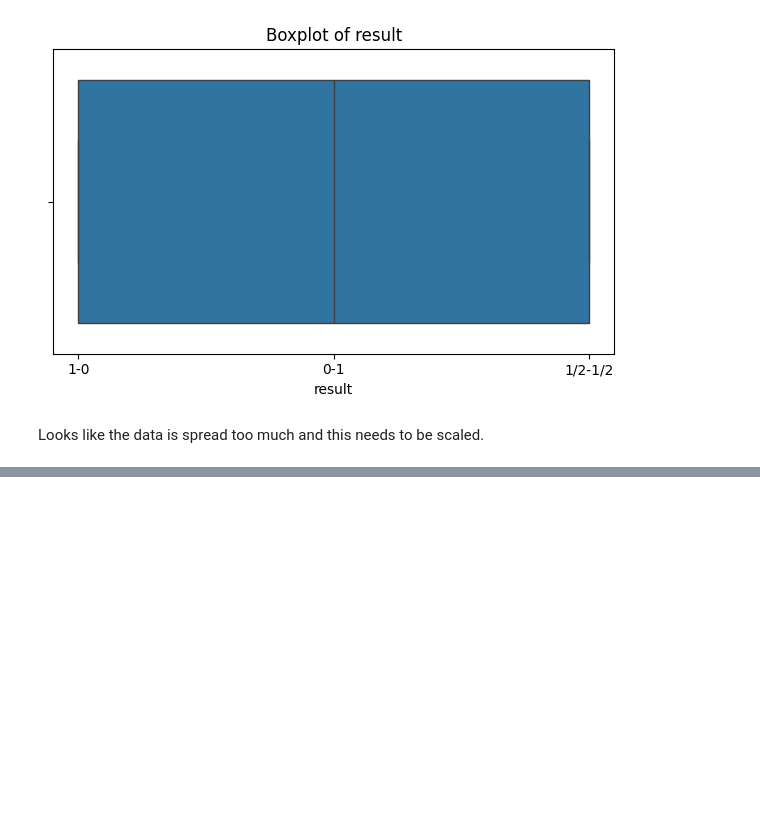
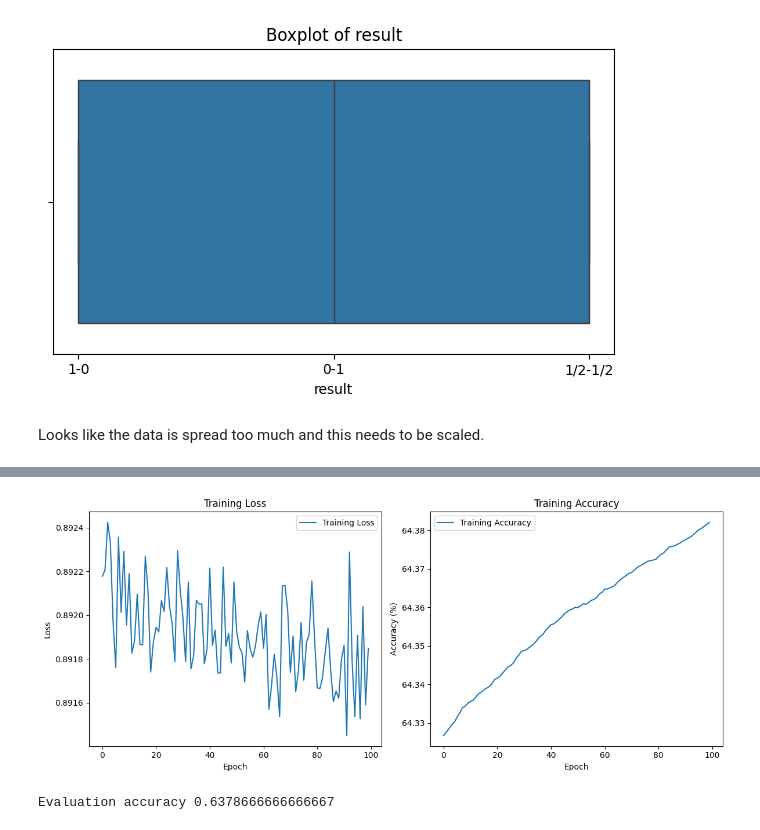
Before and after one commit to Eagle-Assassin/Deep-Learning, a Jupyter notebook: assignment.ipynb, the cells around one changed output, grey strips where cells are left out. Cells and saved outputs as stored; diff of their text form; code cells hidden in the pictures; blank space fills up the shorter version.

```diff
--- a/assignment.ipynb
+++ b/assignment.ipynb
@@ -219,7 +219,7 @@ class MyNN(nn.Module):
         return x
 # %%
 #Define the Learning rate and Epochs
-learning_rate=0.2
+learning_rate=0.05
 epochs = 100
 # %%
 
@@ -233,6 +233,8 @@ criterion= nn.CrossEntropyLoss()
 optimizer = optim.SGD(model.parameters(),lr=learning_rate,weight_decay=1e-4)
 # %%
 # training loop
+train_losses = []
+train_accuracies = []
 
 for epoch in range(epochs):
     total_epoch_loss=0
@@ -257,6 +259,13 @@ for epoch in range(epochs):
 
         total_epoch_loss= total_epoch_loss+loss.item()
 
+        _, predicted = torch.max(outputs.data, 1)
+        total += batch_labels.size(0)
+        correct += (predicted == batch_labels).sum().item()
+    # Calculate average loss and accuracy for the epoch
     avg_loss=total_epoch_loss/len(train_loader)
+    epoch_accuracy = 100 * correct / total
+    train_losses.append(avg_loss)
+    train_accuracies.append(epoch_accuracy)
     print(f'Epoch {epoch +1 }, Loss: {avg_loss}')
 # %% [output]
@@ -279,0 +289,43 @@ Epoch 100, Loss: 0.8933191610458202
+# %%
+# Plot
+plt.figure(figsize=(12, 5))
+
+plt.subplot(1, 2, 1)
+plt.plot(train_losses, label='Training Loss')
+plt.xlabel('Epoch')
+plt.ylabel('Loss')
+plt.title('Training Loss')
+plt.legend()
+
+plt.subplot(1, 2, 2)
+plt.plot(train_accuracies, label='Training Accuracy')
+plt.xlabel('Epoch')
+plt.ylabel('Accuracy (%)')
+plt.title('Training Accuracy')
+plt.legend()
+
+plt.tight_layout()
+plt.show()
+# %% [output]
+[figure, added]
+# %%
+# Evaluate and print test accuracy.
+
+#Set model to eval model
+model.eval()
+
+#Evaluation Code
+
+total=0
+correct=0
+
+with torch.no_grad():
+    for batch_features, batch_labels in test_loader:
+        outputs=model(batch_features)
+        _, predicted=torch.max(outputs,1)
+
+        total = total + batch_labels.shape[0]
+        correct= correct+(predicted==batch_labels).sum().item()
+print(f'Evaluation accuracy {correct/total}')
+# %% [output]
+Evaluation accuracy 0.6378666666666667
```
Also changed, not shown: parts of 2 cells of this notebook.
